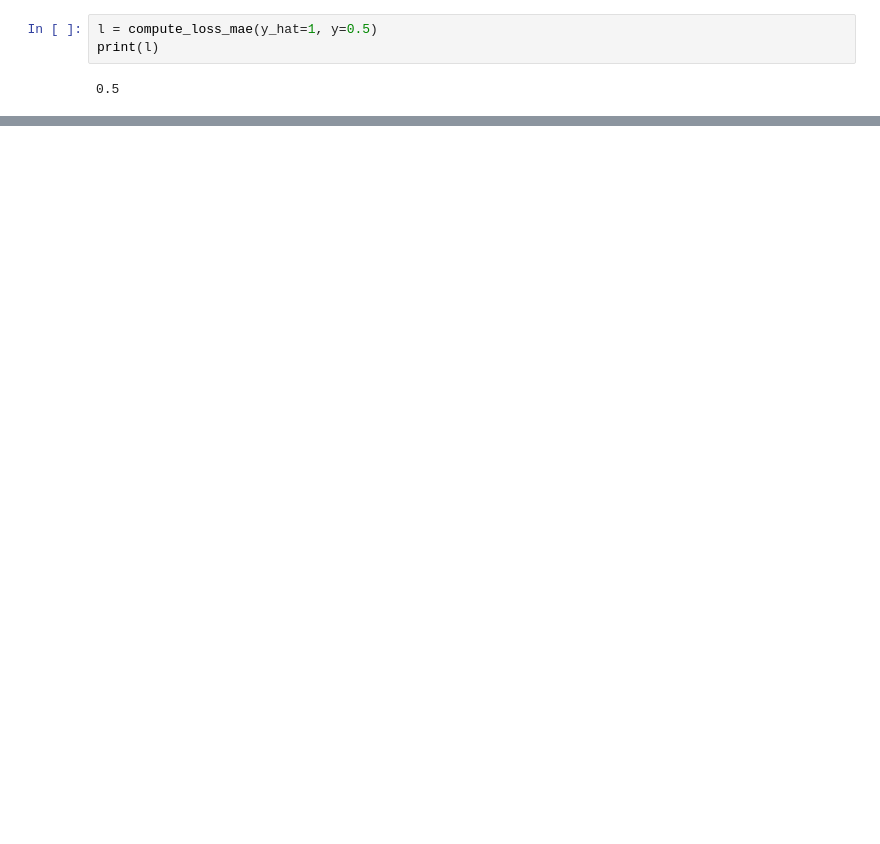
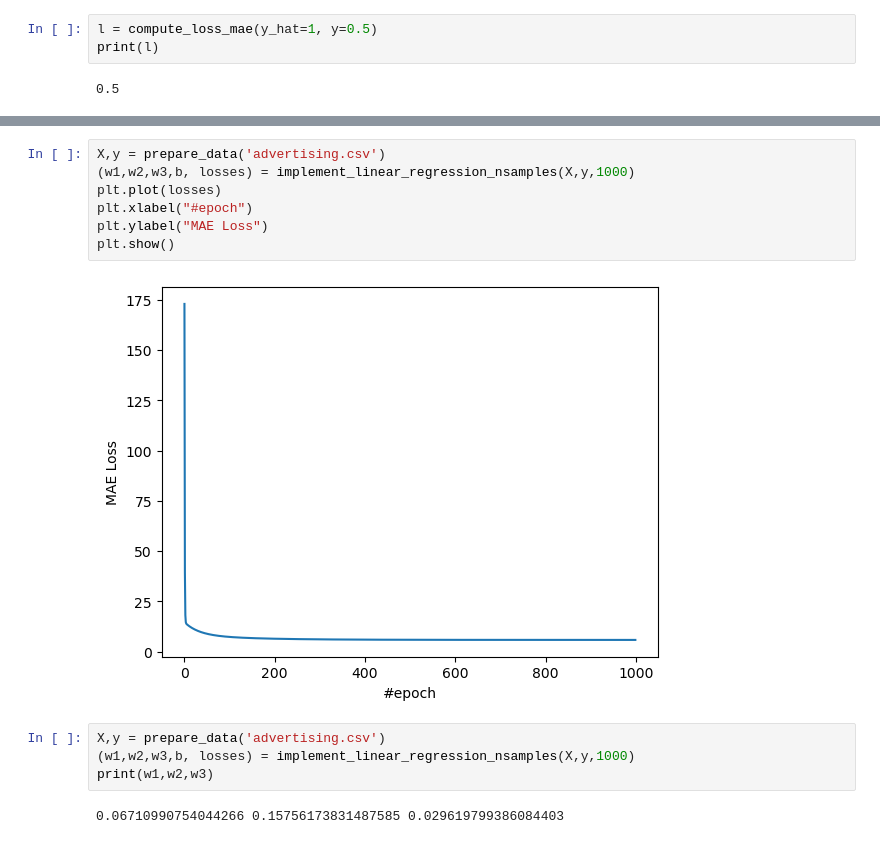
Before and after one commit to dinhgia2106/AIOExercises, a Jupyter notebook: Module 4/Week 1/linear_regession.ipynb, the cells around one changed output, grey strips where cells are left out. Saved outputs shown, nothing was run; the diff lists cells and outputs as text; blank space fills up the shorter version.

```diff
--- a/Module 4/Week 1/linear_regession.ipynb
+++ b/Module 4/Week 1/linear_regession.ipynb
@@ -44,0 +84,15 @@ print(l)
+# %%
+X,y = prepare_data('advertising.csv')
+(w1,w2,w3,b, losses) = implement_linear_regression_nsamples(X,y,1000)
+plt.plot(losses)
+plt.xlabel("#epoch")
+plt.ylabel("MAE Loss")
+plt.show()
+# %% [output]
+[figure, added]
+# %%
+X,y = prepare_data('advertising.csv')
+(w1,w2,w3,b, losses) = implement_linear_regression_nsamples(X,y,1000)
+print(w1,w2,w3)
+# %% [output]
+0.06710990754044266 0.15756173831487585 0.029619799386084403
```
Also changed, not shown: parts of 12 cells of this notebook, 5 other files.
